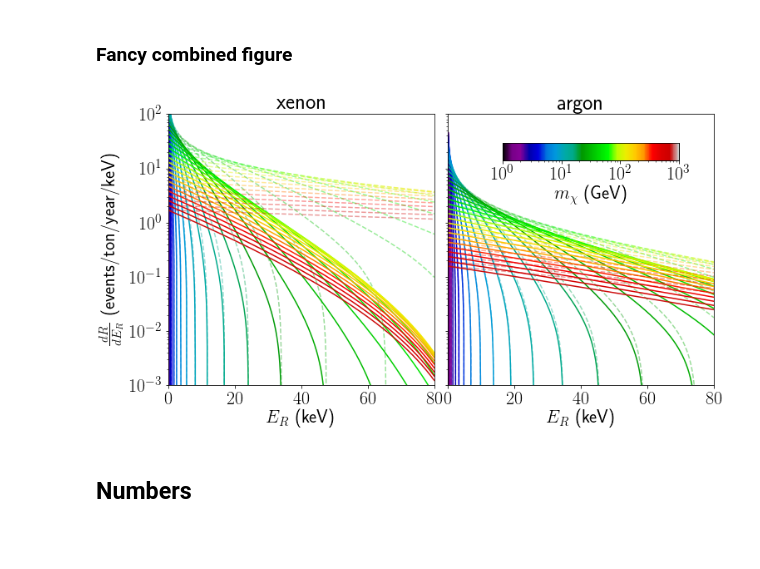
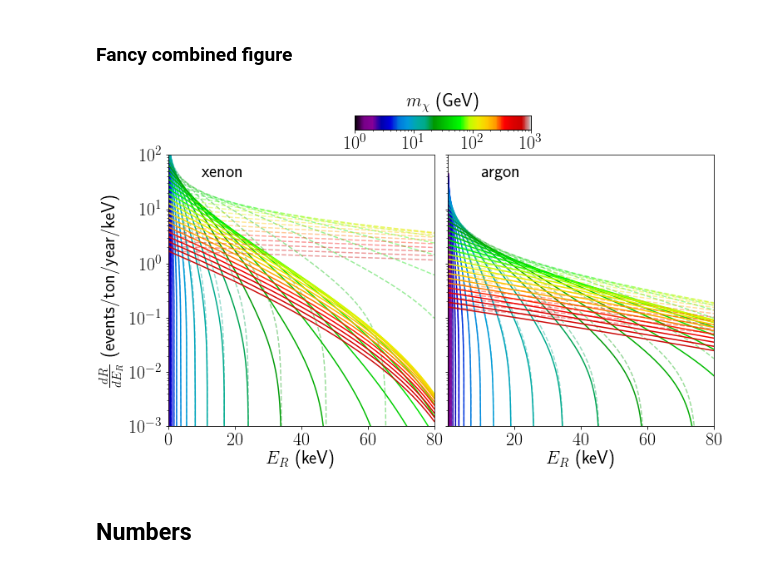
Before and after one commit to ErikHogenbirk/DMPlots, a Jupyter notebook: Rates.ipynb, the cells around one changed output. Cells and saved outputs as stored; diff of their text form; code cells hidden in the pictures; blank space fills up the shorter version.

```diff
--- a/Rates.ipynb
+++ b/Rates.ipynb
@@ -531,37 +531,47 @@ for ax, mN, title in zip(axes, [131, 40], ['xenon', 'argon']):
 
     plt.yscale('log')
     plt.ylim(1e-3, 100)
     plt.xlim(0, xmax)
     plt.xlabel(r'$E_R$ (keV)')
-    plt.title(title)
+    # plt.title(title)
+    plt.text(10, 40, title)
+
+# Remove one of the ticks
+plt.sca(ax1)
+plt.xticks([20, 40, 60, 80])
 
 # plt.ylabel(r'$\frac{dR}{dE_R}$ (events/ton/year/keV)')
 
+# Build the colorbar
+fig = plt.gcf()
+ax2 = fig.add_axes([0.39, 0.95, 0.25, 0.04])
 
-fig = plt.gcf()
-fig.add_axes([0.6, 0.75, 0.25, 0.05])
 
 plt.yticks([])
 plt.xlim(min(mWIMPs), max(mWIMPs))
 plt.xscale('log')
 plt.xlabel('$m_{\chi}$ (GeV)')
+# ax2.xaxis.set_label_coords(1.3, 1)
+ax2.xaxis.set_label_coords(0.5, 2.5)
 
 # Plot colors
 plt.twiny()
 a = np.linspace(0, colormax, 256).reshape(1,-1)
 plt.imshow(a, aspect='auto', cmap=plt.cm.spectral, origin='lower')
 plt.xticks([])
+
+
 
 # Turn off ticks
 ax = ax1
 ax.set_ylabel("")
 ax.set_yticklabels([])
 
 plt.sca(ax0)
 plt.ylabel(r'$\frac{dR}{dE_R}$ (events/ton/year/keV)')
 plt.savefig('plots/rates.pdf', bbox_inches='tight')
 # %% [output]
-[figure, old version]
+[figure, new version]
 # %% [markdown]
 ## Numbers
 # %% [markdown]
```
Also changed, not shown: 8 other files.
